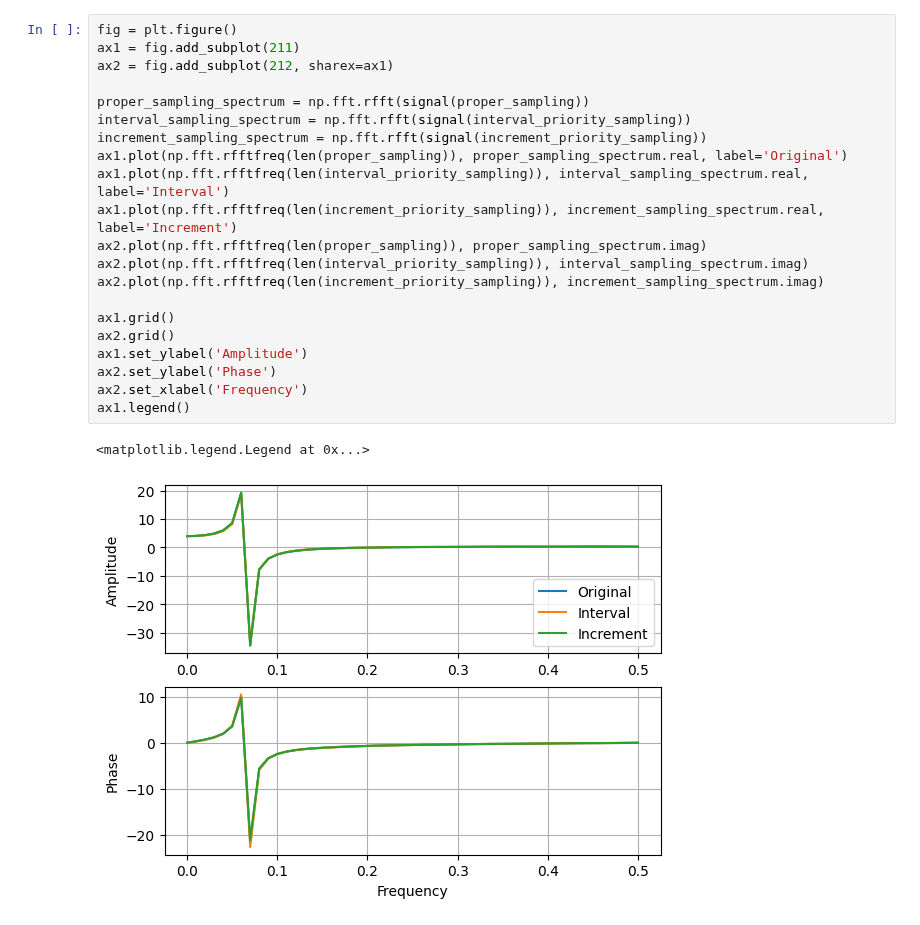
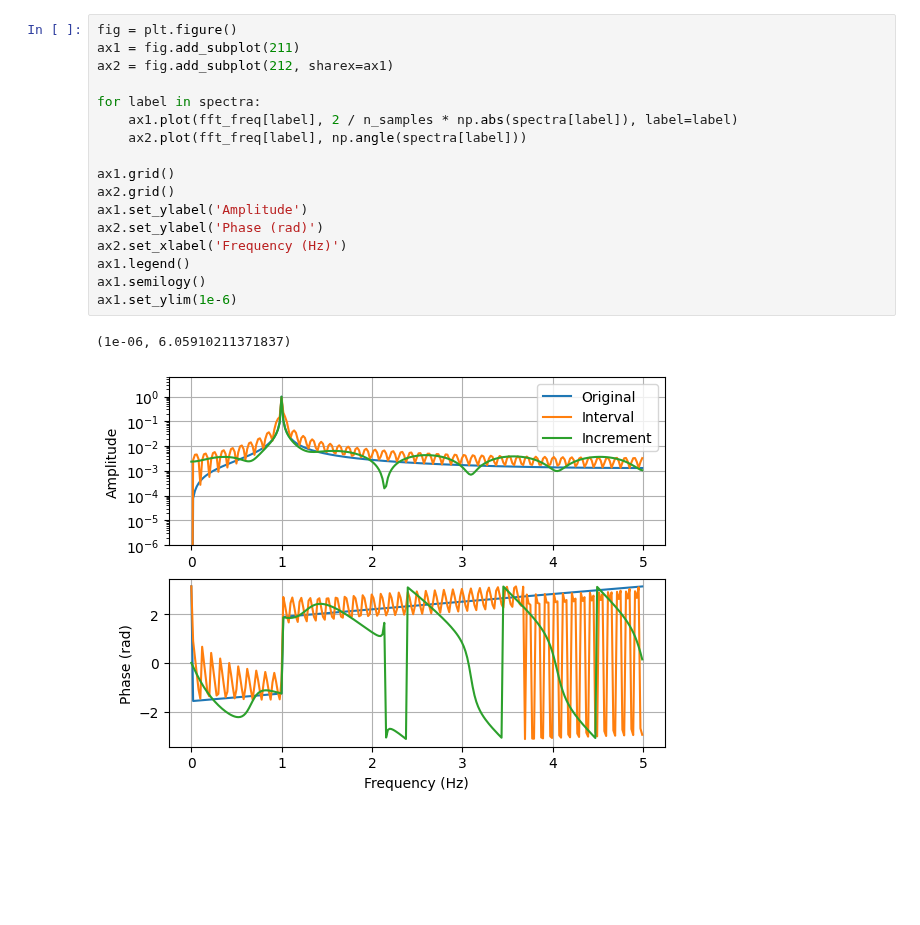
Before and after one commit to UCSD-E4E/smartfin-fw3, a Jupyter notebook: docs/sampling_algorithm.ipynb, the cells around one changed output. Drawn from its saved outputs; the diff is of its cells as text; blank space fills up the shorter version.

```diff
--- a/docs/sampling_algorithm.ipynb
+++ b/docs/sampling_algorithm.ipynb
@@ -57,27 +131,23 @@ ax.legend()
-# %%
-fig = plt.figure()
-ax1 = fig.add_subplot(211)
-ax2 = fig.add_subplot(212, sharex=ax1)
-
-proper_sampling_spectrum = np.fft.rfft(signal(proper_sampling))
-interval_sampling_spectrum = np.fft.rfft(signal(interval_priority_sampling))
-increment_sampling_spectrum = np.fft.rfft(signal(increment_priority_sampling))
-ax1.plot(np.fft.rfftfreq(len(proper_sampling)), proper_sampling_spectrum.real, label='Original')
-ax1.plot(np.fft.rfftfreq(len(interval_priority_sampling)), interval_sampling_spectrum.real, label='Interval')
-ax1.plot(np.fft.rfftfreq(len(increment_priority_sampling)), increment_sampling_spectrum.real, label='Increment')
-ax2.plot(np.fft.rfftfreq(len(proper_sampling)), proper_sampling_spectrum.imag)
-ax2.plot(np.fft.rfftfreq(len(interval_priority_sampling)), interval_sampling_spectrum.imag)
-ax2.plot(np.fft.rfftfreq(len(increment_priority_sampling)), increment_sampling_spectrum.imag)
-
-ax1.grid()
-ax2.grid()
-ax1.set_ylabel('Amplitude')
-ax2.set_ylabel('Phase')
-ax2.set_xlabel('Frequency')
-ax1.legend()
-# %% [output]
-<matplotlib.legend.Legend at 0x...>
-[figure, removed]
+# %%
+fig = plt.figure()
+ax1 = fig.add_subplot(211)
+ax2 = fig.add_subplot(212, sharex=ax1)
+
+for label in spectra:
+    ax1.plot(fft_freq[label], 2 / n_samples * np.abs(spectra[label]), label=label)
+    ax2.plot(fft_freq[label], np.angle(spectra[label]))
+
+ax1.grid()
+ax2.grid()
+ax1.set_ylabel('Amplitude')
+ax2.set_ylabel('Phase (rad)')
+ax2.set_xlabel('Frequency (Hz)')
+ax1.legend()
+ax1.semilogy()
+ax1.set_ylim(1e-6)
+# %% [output]
+(1e-06, 6.05910211371837)
+[figure, added]
 # %%
 fig = plt.figure()
 ax1 = fig.add_subplot(211)
```
Also changed, not shown: parts of 12 cells of this notebook, 1 other file.
